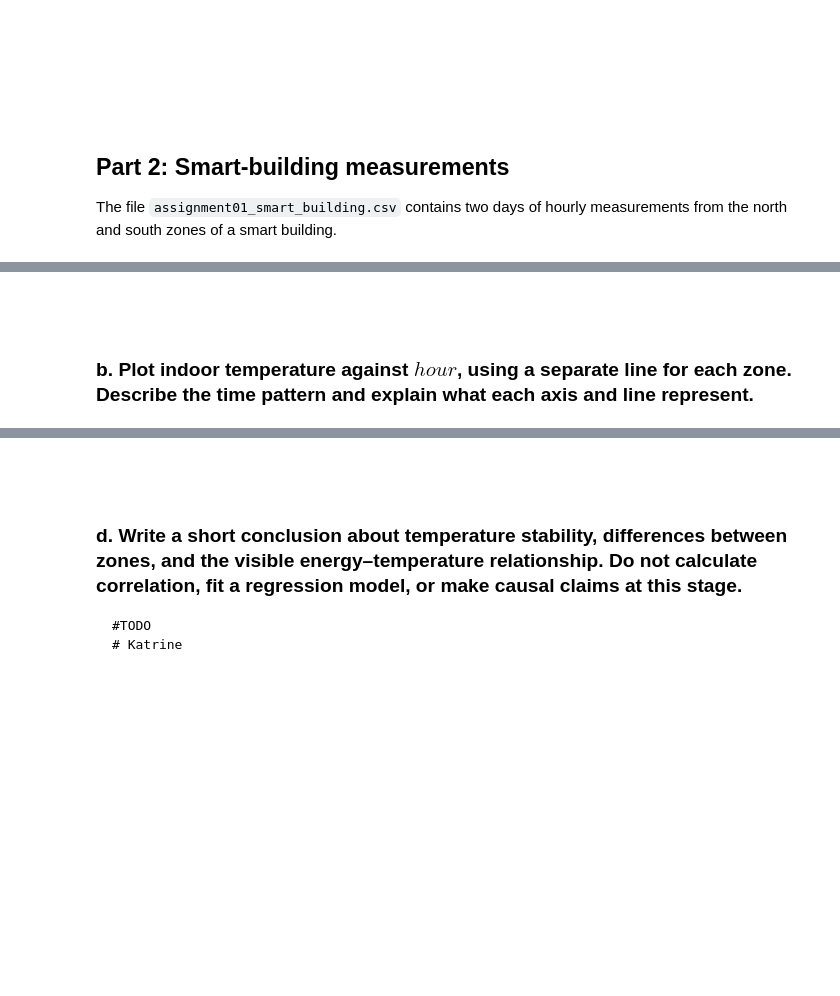
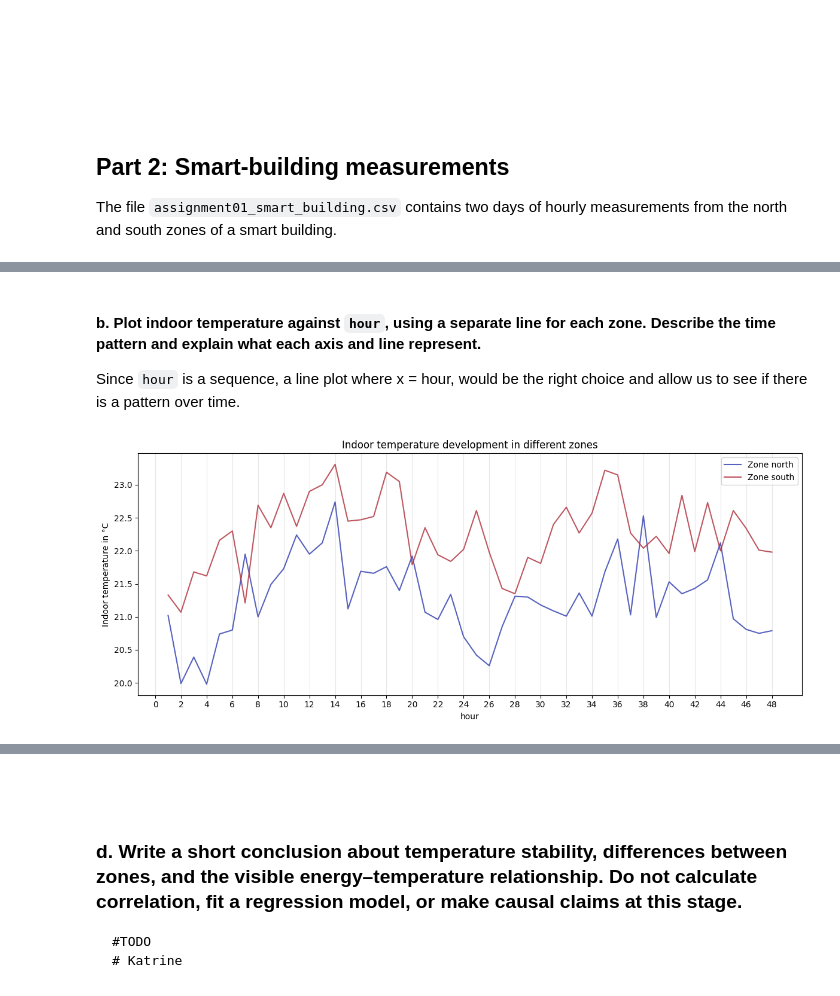
Before and after one commit to Dogmeat2000/sta1, a Jupyter notebook: assignment1/assignment1.ipynb, the cells around one changed output, grey strips where cells are left out. Saved outputs shown, nothing was run; the diff lists cells and outputs as text; code cells hidden in the pictures; blank space fills up the shorter version.

```diff
--- a/assignment1/assignment1.ipynb
+++ b/assignment1/assignment1.ipynb
@@ -134,6 +141,28 @@ Energy consumption (kWh) by zone
 # %% [markdown]
-<br><br>
-### b. Plot indoor temperature against $hour$, using a separate line for each zone. Describe the time pattern and explain what each axis and line represent.
+#### b. Plot indoor temperature against `hour`, using a separate line for each zone. Describe the time pattern and explain what each axis and line represent.
+
+Since `hour` is a sequence, a line plot where x = hour, would be the right choice and allow us to see if there is a pattern over time.
 # %%
 # TODO
 # Katrine
+
+fig, ax = plt.subplots(figsize=(12, 5))
+for zone, color in [("north", "#3946B3"), ("south", "#B33945")]:
+    part = building[building["zone"] == zone]
+    ax.plot(
+        part["hour"],
+        part["indoor_temp_c"],
+        color = color,
+        label=f"Zone {zone}",
+        alpha=0.85
+    )
+ax.set_xlabel("hour")
+ax.set_xticks(range(0, 49, 2))
+ax.grid(True, axis="x", alpha=0.3)
+ax.set_ylabel("Indoor temperature in °C")
+ax.set_title("Indoor temperature development in different zones")
+ax.legend()
+plt.tight_layout()
+plt.show()
+# %% [output]
+[figure, added]
```
Also changed, not shown: parts of 6 cells of this notebook.
